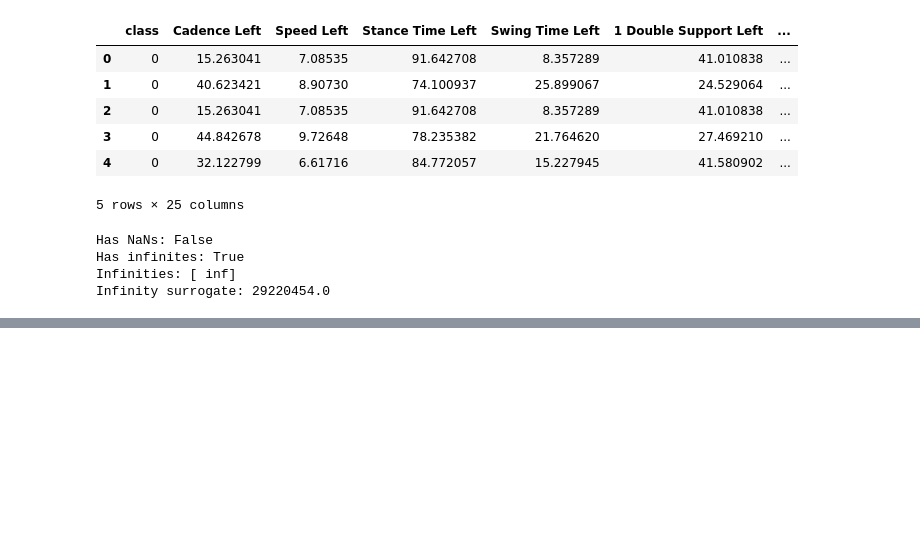
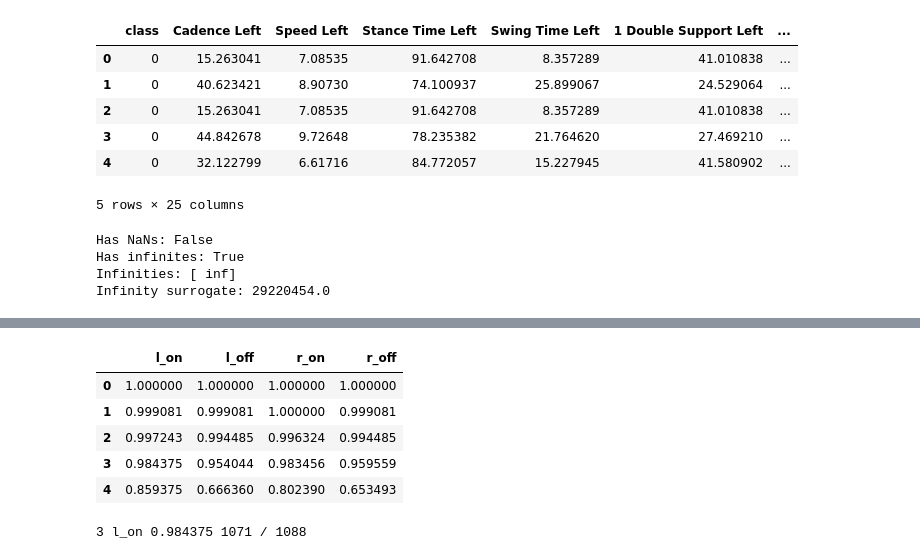
Before and after one commit to gitxchen/gaitAnalysis, a Jupyter notebook: dataAnalysis/analyze_data.ipynb, the cells around one changed output, grey strips where cells are left out. Drawn from its saved outputs; the diff is of its cells as text; code cells hidden in the pictures; blank space fills up the shorter version.

```diff
--- a/dataAnalysis/analyze_data.ipynb
+++ b/dataAnalysis/analyze_data.ipynb
@@ -855,0 +893,25 @@ Infinity surrogate: 29220454.0
+# %%
+# Show cumulative coverage (i.e. idx as min windows threshold => percentage of coverage)
+cum_freqs = pd.DataFrame([
+    freqs.sum() / freqs.sum(),
+    freqs[1:].sum() / freqs.sum(),
+    freqs[2:].sum() / freqs.sum(),
+    freqs[3:].sum() / freqs.sum(),
+    freqs[4:].sum() / freqs.sum(),
+])
+cum_freqs
+# %% [output]
+|  | l_on | l_off | r_on | r_off |
+| 0 | 1.000000 | 1.000000 | 1.000000 | 1.000000 |
+| 1 | 0.999081 | 0.999081 | 1.000000 | 0.999081 |
+| 2 | 0.997243 | 0.994485 | 0.996324 | 0.994485 |
+| 3 | 0.984375 | 0.954044 | 0.983456 | 0.959559 |
+| 4 | 0.859375 | 0.666360 | 0.802390 | 0.653493 |
+# %%
+best = cum_freqs.ix[3].idxmax()
+best_perc = cum_freqs.ix[3][best]
+n = len(df)
+
+print 3, best, best_perc, '%d / %d' % (best_perc*n, n)
+# %% [output]
+3 l_on 0.984375 1071 / 1088
```
Also changed, not shown: parts of 3 cells of this notebook, 5 other files.
